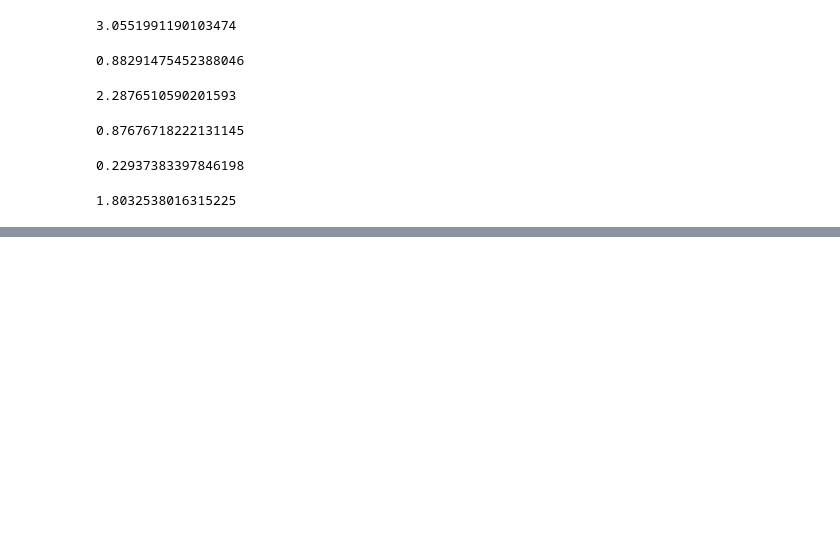
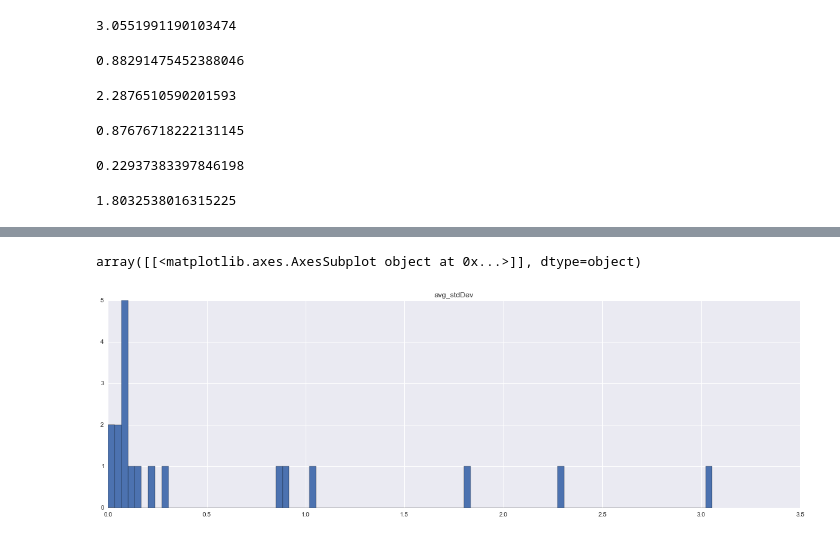
Before and after one commit to words-sdsc/SensorDataAnalytics, a Jupyter notebook: correlations/Post Processing.ipynb, the cells around one changed output, grey strips where cells are left out. Saved outputs shown, nothing was run; the diff lists cells and outputs as text; code cells hidden in the pictures; blank space fills up the shorter version.

Commit message:
average variance of each sensor as stdDev

```diff
--- a/correlations/Post Processing.ipynb
+++ b/correlations/Post Processing.ipynb
@@ -206,0 +251,16 @@ np.mean(df[(df.sensor == 'ATX12')].stdDev.tolist())
+# %%
+coll = pd.DataFrame(columns=('sensor','min_stdDev','max_stdDev','avg_stdDev'))
+i = 0
+for sensor in sensors:
+    Z = df[(df.sensor == sensor)]
+    mn = np.min(Z.stdDev.tolist())
+    mx = np.max(Z.stdDev.tolist())
+    sensorGlobalMeanOfStdDev = np.mean(Z.stdDev.tolist())
+    #print sensor, sensorGlobalMeanOfStdDev
+    coll.loc[i] = [sensor, mn, mx, sensorGlobalMeanOfStdDev]
+    i+=1
+# %%
+pd.DataFrame.hist(coll, column=['avg_stdDev'], bins=90, figsize=(20,6))
+# %% [output]
+array([[<matplotlib.axes.AxesSubplot object at 0x...>]], dtype=object)
+[figure, added]
```
Also changed, not shown: parts of 10 cells of this notebook, 1 other file.
